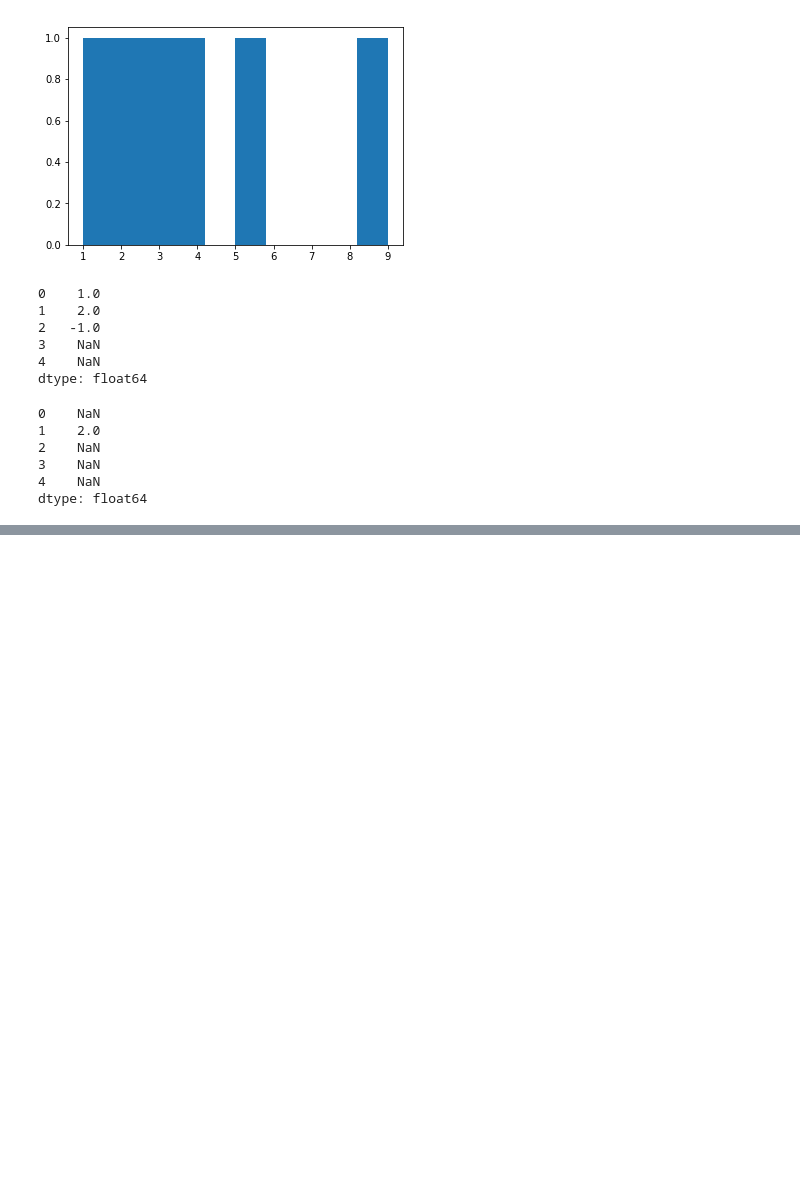
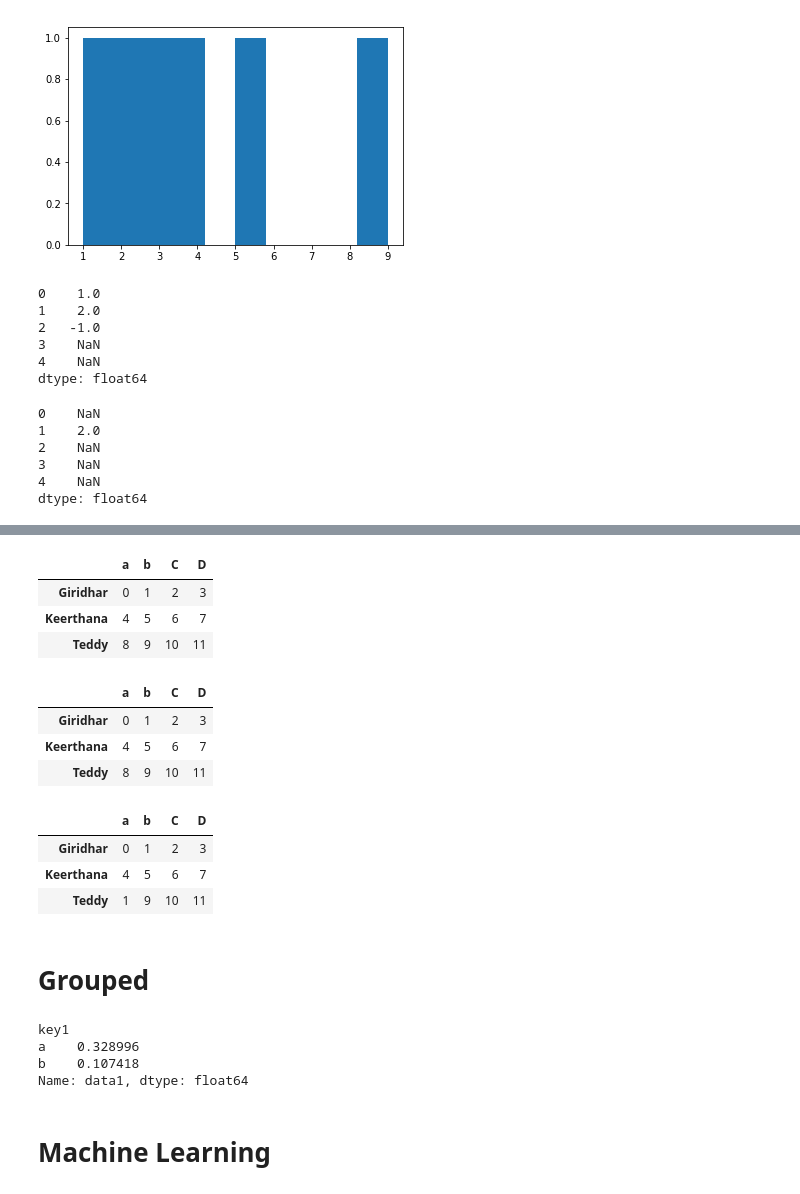
Before and after one commit to vmsgiridhar/AI2019, a Jupyter notebook: DS_Practice/NumpyPandas.ipynb, the cells around one changed output, grey strips where cells are left out. Cells and saved outputs as stored; diff of their text form; code cells hidden in the pictures; blank space fills up the shorter version.

```diff
--- a/DS_Practice/NumpyPandas.ipynb
+++ b/DS_Practice/NumpyPandas.ipynb
@@ -589,0 +601,14 @@ data = pd.DataFrame(np.arange(12).reshape(3,4), index=['Giri','Keerthana','Teddy
+# %%
+data
+# %% [output]
+|  | a | b | C | D |
+| Giridhar | 0 | 1 | 2 | 3 |
+| Keerthana | 4 | 5 | 6 | 7 |
+| Teddy | 8 | 9 | 10 | 11 |
+# %%
+data
+# %% [output]
+|  | a | b | C | D |
+| Giridhar | 0 | 1 | 2 | 3 |
+| Keerthana | 4 | 5 | 6 | 7 |
+| Teddy | 8 | 9 | 10 | 11 |
@@ -589,0 +617,9 @@ data = pd.DataFrame(np.arange(12).reshape(3,4), index=['Giri','Keerthana','Teddy
+# %%
+data
+# %% [output]
+|  | a | b | C | D |
+| Giridhar | 0 | 1 | 2 | 3 |
+| Keerthana | 4 | 5 | 6 | 7 |
+| Teddy | 1 | 9 | 10 | 11 |
+# %% [markdown]
+# Grouped
@@ -589,0 +633,9 @@ data = pd.DataFrame(np.arange(12).reshape(3,4), index=['Giri','Keerthana','Teddy
+# %%
+df_group.mean()
+# %% [output]
+key1
+a    0.328996
+b    0.107418
+Name: data1, dtype: float64
+# %% [markdown]
+# Machine Learning
```
Also changed, not shown: parts of 11 cells of this notebook.
